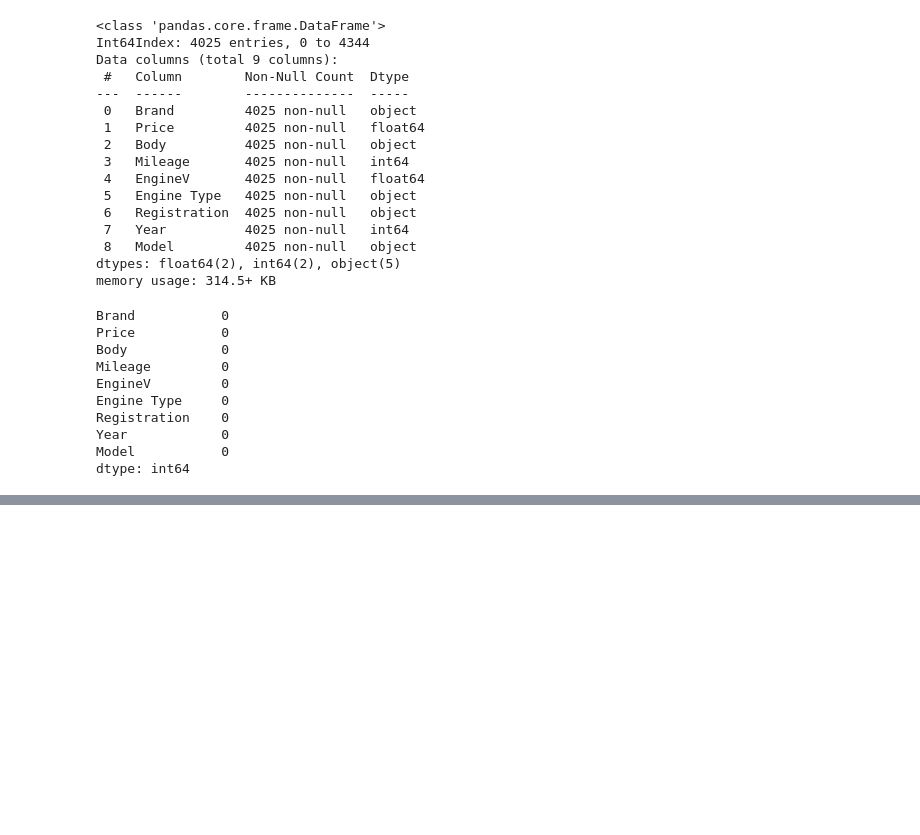
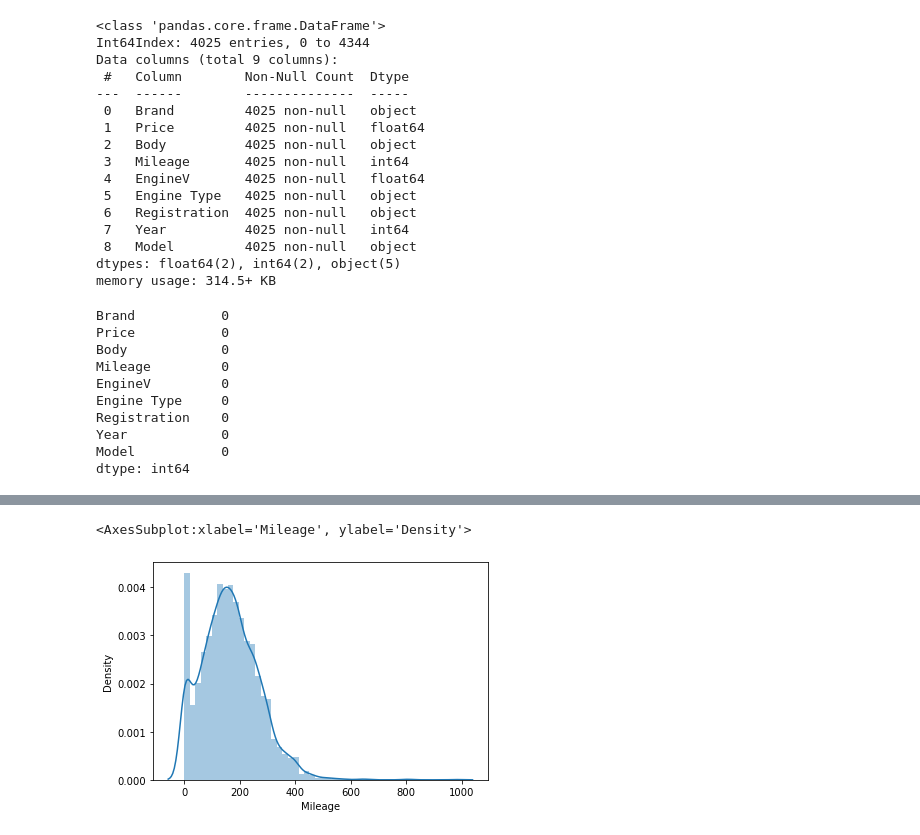
Before and after one commit to Poorya0071/Regression-machine-learning-and-deep-learning, a Jupyter notebook: car_price.ipynb, the cells around one changed output, grey strips where cells are left out. Drawn from its saved outputs; the diff is of its cells as text; code cells hidden in the pictures; blank space fills up the shorter version.

```diff
--- a/car_price.ipynb
+++ b/car_price.ipynb
@@ -122,0 +132,5 @@ Studying the outliers of
+# %%
+#let's remove the one percent of the price from rght-side of the graph
+q_price = data_without_null['Price'].quantile(0.99) # q_price is a variable equal to 99% of the price.
+data_pre_process_1 = data_without_null[data_without_null['Price']<q_price] # I apply the above condition to the data
+data_pre_process_1.describe() # the number of data decreases from 4025 to 3984
@@ -122,0 +147,7 @@ Studying the outliers of
+# %%
+# plotting data for Mileage.
+sns.distplot(data_pre_process_1['Mileage'])
+#in this case, the data larger than 600 is almost outliers.
+# %% [output]
+<AxesSubplot:xlabel='Mileage', ylabel='Density'>
+[figure, added]
```
Also changed, not shown: parts of 6 cells of this notebook.
